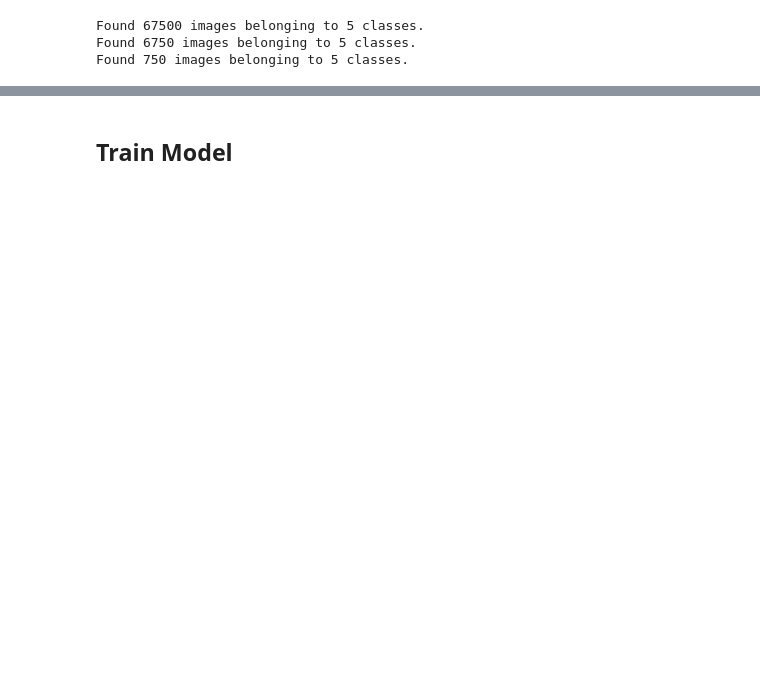
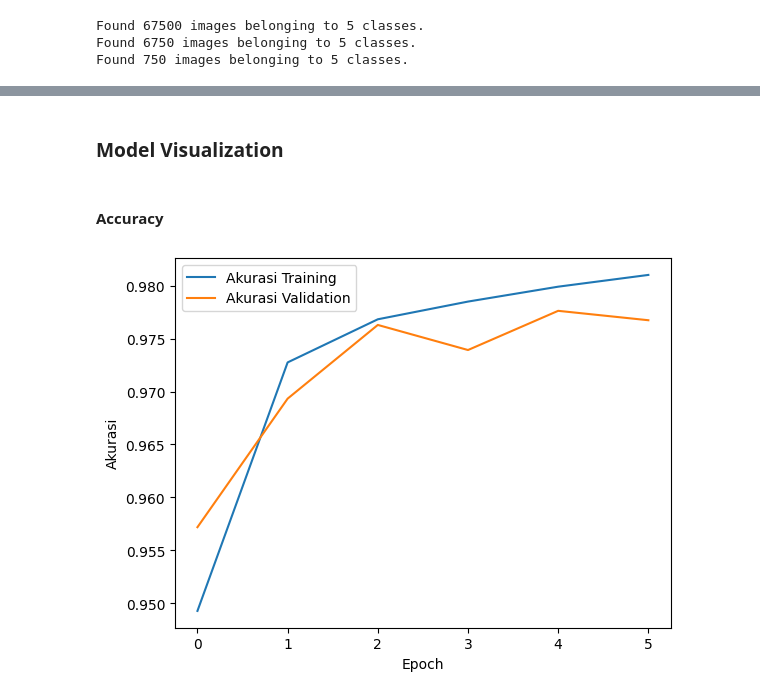
Before and after one commit to TjengIvanCahyadi/proyek-akhir-kecerdasan-buatan, a Jupyter notebook: klasifikasi_jenis_beras.ipynb, the cells around one changed output, grey strips where cells are left out. Drawn from its saved outputs; the diff is of its cells as text; code cells hidden in the pictures; blank space fills up the shorter version.

Commit message:
modeling, rearrange structure, update md and rm

```diff
--- a/klasifikasi_jenis_beras.ipynb
+++ b/klasifikasi_jenis_beras.ipynb
@@ -217,0 +278,6 @@ Found 750 images belonging to 5 classes.
+# %%
+model.compile(
+    optimizer=tf.keras.optimizers.Adam(),
+    loss=tf.keras.losses.categorical_crossentropy,
+    metrics=['accuracy']
+)
@@ -217,0 +289,5 @@ Found 750 images belonging to 5 classes.
+# %%
+class EarlyStopping(tf.keras.callbacks.Callback):
+    def on_epoch_end(self, epoch, logs={}):
+        if(logs.get('accuracy') > 0.98 and logs.get('val_accuracy') > 0.97):
+            self.model.stop_training = True
@@ -217,0 +296,2 @@ Found 750 images belonging to 5 classes.
+# %%
+early_stopping = EarlyStopping()
@@ -217,0 +300,7 @@ Found 750 images belonging to 5 classes.
+# %%
+result = model.fit(
+    train_generator,
+    epochs=20,
+    validation_data=val_generator,
+    callbacks=[early_stopping]
+)
@@ -220,2 +327,13 @@ Found 750 images belonging to 5 classes.
 # %% [markdown]
-## **Train Model**
+### Model Visualization
+# %% [markdown]
+#### Accuracy
+# %%
+plt.plot(result.history['accuracy'], label='Akurasi Training')
+plt.plot(result.history['val_accuracy'], label='Akurasi Validation')
+plt.legend()
+plt.xlabel('Epoch')
+plt.ylabel('Akurasi')
+plt.show()
+# %% [output]
+[figure, added]
```
Also changed, not shown: parts of 30 cells of this notebook, 2 other files.
